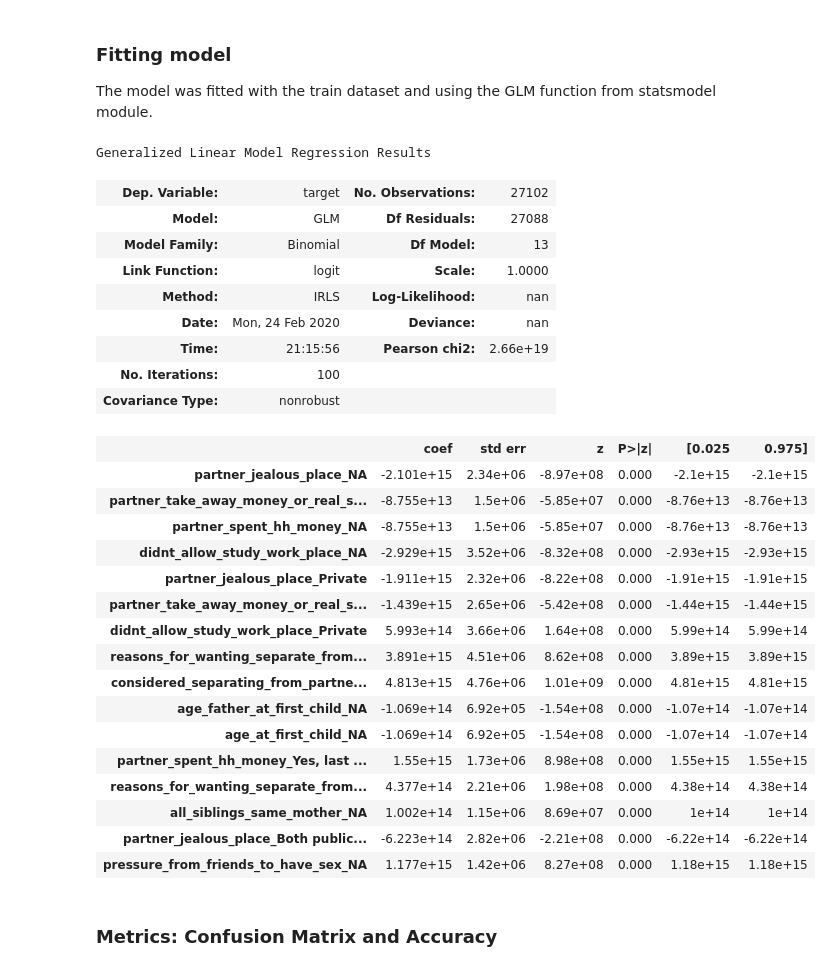
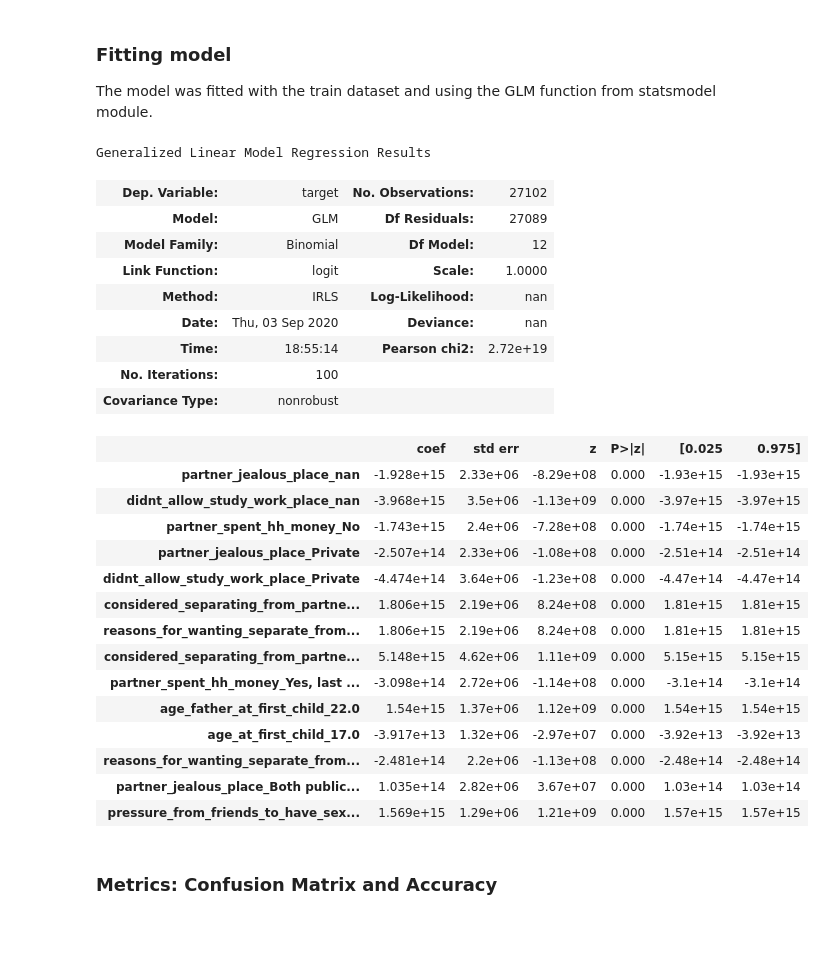
Before and after one commit to lucchaves/women-in-tech, a Jupyter notebook: COL_Women_Seen_From_ML.ipynb, the cells around one changed output. Saved outputs shown, nothing was run; the diff lists cells and outputs as text; code cells hidden in the pictures; blank space fills up the shorter version.

```diff
--- a/COL_Women_Seen_From_ML.ipynb
+++ b/COL_Women_Seen_From_ML.ipynb
@@ -449,0 +390,5 @@ nans2
+# %%
+nans2_train = df_summary(X_train)
+nans2_test = df_summary(X_test)
+
+nans2_train.head(15)
@@ -454,3 +414,6 @@ cols_to_select = nans2[nans2['pct'] == 0]['column_name'].tolist()
+# %%
+cols_to_select_train = nans2_train[nans2_train['pct'] == 0]['column_name'].tolist()
+cols_to_select_test = nans2_test[nans2_test['pct'] == 0]['column_name'].tolist()
 # %% [markdown]
 ## Modeling process
 # %% [markdown]
@@ -460,3 +421,8 @@ to_model = data[cols_to_select]
+# %%
+X_train = X_train[cols_to_select_train]
+X_test = X_test[cols_to_select_test]
+
+to_model = pd.concat([X_train, y_train], axis=1)
 # %% [markdown]
 ### Feature Selection
 # %% [markdown]
@@ -503,5 +472,5 @@ The features with more than 25% of correlation are chosen for the model
 # %%
 selected_features = corr_with_target[corr_with_target['pearson_corr'] > 0.25]['column_name'].tolist()
 print(len(selected_features))
-X = to_model[selected_features]
+to_model = to_model[selected_features]
 # %% [output]
@@ -515,37 +479,35 @@ X_train, X_test, y_train, y_test = train_test_split(X, target,test_size=0.3, ran
 ### Fitting model
 The model was fitted with the train dataset and using the GLM function from statsmodel module.
 # %%
-logit_model = sm.GLM(y_train, X_train, family=sm.families.Binomial())
+logit_model = sm.GLM(target, to_model, family=sm.families.Binomial())
 result = logit_model.fit()
 result.summary()
 # %% [output]
 Generalized Linear Model Regression Results
 | Dep. Variable: | target | No. Observations: | 27102 |
-| Model: | GLM | Df Residuals: | 27088 |
-| Model Family: | Binomial | Df Model: | 13 |
+| Model: | GLM | Df Residuals: | 27089 |
+| Model Family: | Binomial | Df Model: | 12 |
 | Link Function: | logit | Scale: | 1.0000 |
 | Method: | IRLS | Log-Likelihood: | nan |
-| Date: | Mon, 24 Feb 2020 | Deviance: | nan |
-| Time: | 21:15:56 | Pearson chi2: | 2.66e+19 |
+| Date: | Thu, 03 Sep 2020 | Deviance: | nan |
+| Time: | 18:55:14 | Pearson chi2: | 2.72e+19 |
 | No. Iterations: | 100 |  |  |
 | Covariance Type: | nonrobust |  |  |
 |  | coef | std err | z | P>|z| | [0.025 | 0.975] |
-| partner_jealous_place_NA | -2.101e+15 | 2.34e+06 | -8.97e+08 | 0.000 | -2.1e+15 | -2.1e+15 |
-| partner_take_away_money_or_real_s... | -8.755e+13 | 1.5e+06 | -5.85e+07 | 0.000 | -8.76e+13 | -8.76e+13 |
-| partner_spent_hh_money_NA | -8.755e+13 | 1.5e+06 | -5.85e+07 | 0.000 | -8.76e+13 | -8.76e+13 |
-| didnt_allow_study_work_place_NA | -2.929e+15 | 3.52e+06 | -8.32e+08 | 0.000 | -2.93e+15 | -2.93e+15 |
-| partner_jealous_place_Private | -1.911e+15 | 2.32e+06 | -8.22e+08 | 0.000 | -1.91e+15 | -1.91e+15 |
-| partner_take_away_money_or_real_s... | -1.439e+15 | 2.65e+06 | -5.42e+08 | 0.000 | -1.44e+15 | -1.44e+15 |
-| didnt_allow_study_work_place_Private | 5.993e+14 | 3.66e+06 | 1.64e+08 | 0.000 | 5.99e+14 | 5.99e+14 |
-| reasons_for_wanting_separate_from... | 3.891e+15 | 4.51e+06 | 8.62e+08 | 0.000 | 3.89e+15 | 3.89e+15 |
-| considered_separating_from_partne... | 4.813e+15 | 4.76e+06 | 1.01e+09 | 0.000 | 4.81e+15 | 4.81e+15 |
-| age_father_at_first_child_NA | -1.069e+14 | 6.92e+05 | -1.54e+08 | 0.000 | -1.07e+14 | -1.07e+14 |
-| age_at_first_child_NA | -1.069e+14 | 6.92e+05 | -1.54e+08 | 0.000 | -1.07e+14 | -1.07e+14 |
-| partner_spent_hh_money_Yes, last ... | 1.55e+15 | 1.73e+06 | 8.98e+08 | 0.000 | 1.55e+15 | 1.55e+15 |
-| reasons_for_wanting_separate_from... | 4.377e+14 | 2.21e+06 | 1.98e+08 | 0.000 | 4.38e+14 | 4.38e+14 |
-| all_siblings_same_mother_NA | 1.002e+14 | 1.15e+06 | 8.69e+07 | 0.000 | 1e+14 | 1e+14 |
-| partner_jealous_place_Both public... | -6.223e+14 | 2.82e+06 | -2.21e+08 | 0.000 | -6.22e+14 | -6.22e+14 |
-| pressure_from_friends_to_have_sex_NA | 1.177e+15 | 1.42e+06 | 8.27e+08 | 0.000 | 1.18e+15 | 1.18e+15 |
+| partner_jealous_place_nan | -1.928e+15 | 2.33e+06 | -8.29e+08 | 0.000 | -1.93e+15 | -1.93e+15 |
+| didnt_allow_study_work_place_nan | -3.968e+15 | 3.5e+06 | -1.13e+09 | 0.000 | -3.97e+15 | -3.97e+15 |
+| partner_spent_hh_money_No | -1.743e+15 | 2.4e+06 | -7.28e+08 | 0.000 | -1.74e+15 | -1.74e+15 |
+| partner_jealous_place_Private | -2.507e+14 | 2.33e+06 | -1.08e+08 | 0.000 | -2.51e+14 | -2.51e+14 |
+| didnt_allow_study_work_place_Private | -4.474e+14 | 3.64e+06 | -1.23e+08 | 0.000 | -4.47e+14 | -4.47e+14 |
+| considered_separating_from_partne... | 1.806e+15 | 2.19e+06 | 8.24e+08 | 0.000 | 1.81e+15 | 1.81e+15 |
+| reasons_for_wanting_separate_from... | 1.806e+15 | 2.19e+06 | 8.24e+08 | 0.000 | 1.81e+15 | 1.81e+15 |
+| considered_separating_from_partne... | 5.148e+15 | 4.62e+06 | 1.11e+09 | 0.000 | 5.15e+15 | 5.15e+15 |
+| partner_spent_hh_money_Yes, last ... | -3.098e+14 | 2.72e+06 | -1.14e+08 | 0.000 | -3.1e+14 | -3.1e+14 |
+| age_father_at_first_child_22.0 | 1.54e+15 | 1.37e+06 | 1.12e+09 | 0.000 | 1.54e+15 | 1.54e+15 |
+| age_at_first_child_17.0 | -3.917e+13 | 1.32e+06 | -2.97e+07 | 0.000 | -3.92e+13 | -3.92e+13 |
+| reasons_for_wanting_separate_from... | -2.481e+14 | 2.2e+06 | -1.13e+08 | 0.000 | -2.48e+14 | -2.48e+14 |
+| partner_jealous_place_Both public... | 1.035e+14 | 2.82e+06 | 3.67e+07 | 0.000 | 1.03e+14 | 1.03e+14 |
+| pressure_from_friends_to_have_sex... | 1.569e+15 | 1.29e+06 | 1.21e+09 | 0.000 | 1.57e+15 | 1.57e+15 |
 # %% [markdown]
 ### Metrics: Confusion Matrix and Accuracy
 # %%
```
Also changed, not shown: parts of 57 cells of this notebook.
